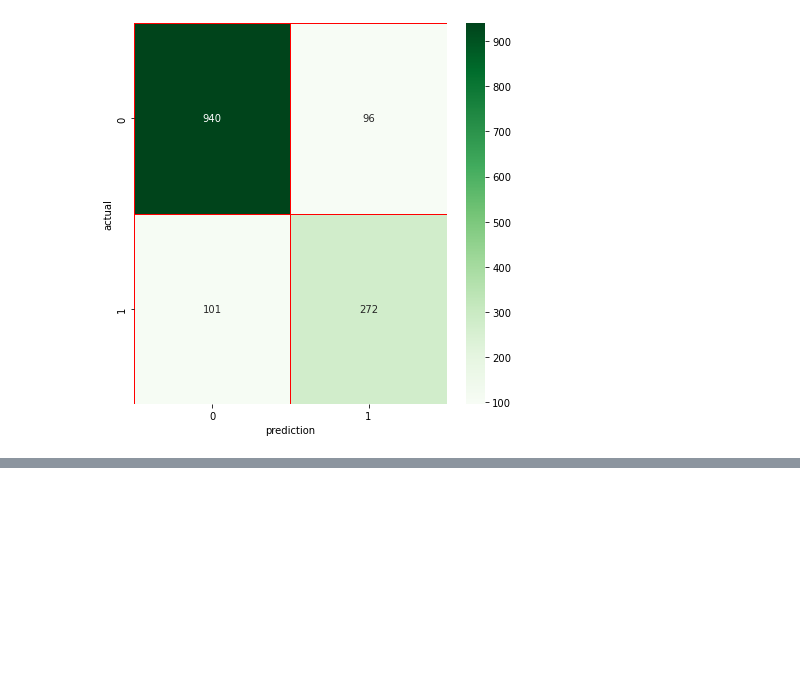
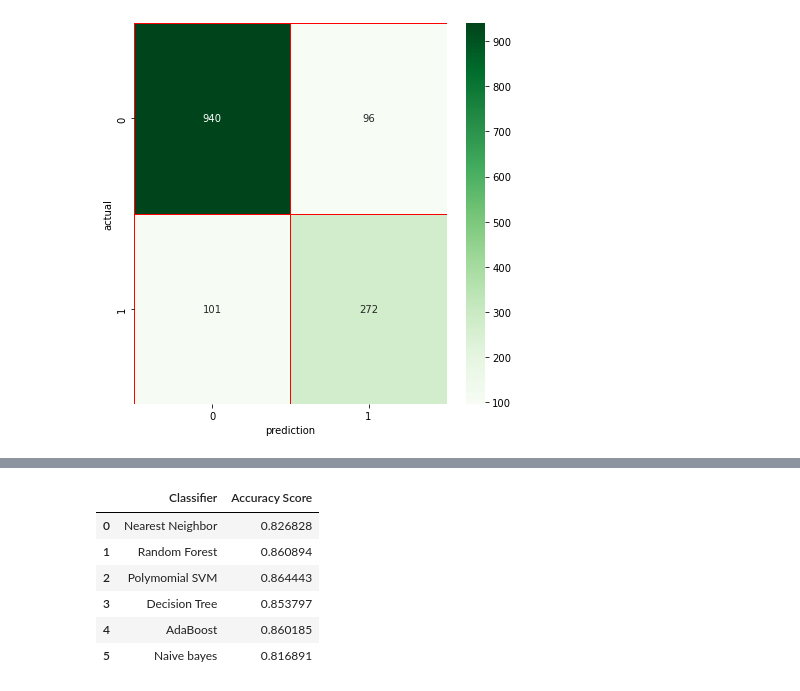
Before and after one commit to Idrix0G/ML_Collaboration, a Jupyter notebook: Untitled.ipynb, the cells around one changed output, grey strips where cells are left out. Saved outputs shown, nothing was run; the diff lists cells and outputs as text; code cells hidden in the pictures; blank space fills up the shorter version.

```diff
--- a/Untitled.ipynb
+++ b/Untitled.ipynb
@@ -172,0 +208,12 @@ plt.show()
+# %%
+cm = sns.light_palette('green', as_cmap=True)
+s = df.style.background_gradient(cmap=cm)
+s
+# %% [output]
+|  | Classifier | Accuracy Score |
+| 0 | Nearest Neighbor | 0.826828 |
+| 1 | Random Forest | 0.860894 |
+| 2 | Polymomial SVM | 0.864443 |
+| 3 | Decision Tree | 0.853797 |
+| 4 | AdaBoost | 0.860185 |
+| 5 | Naive bayes | 0.816891 |
```
Also changed, not shown: parts of 6 cells of this notebook.
